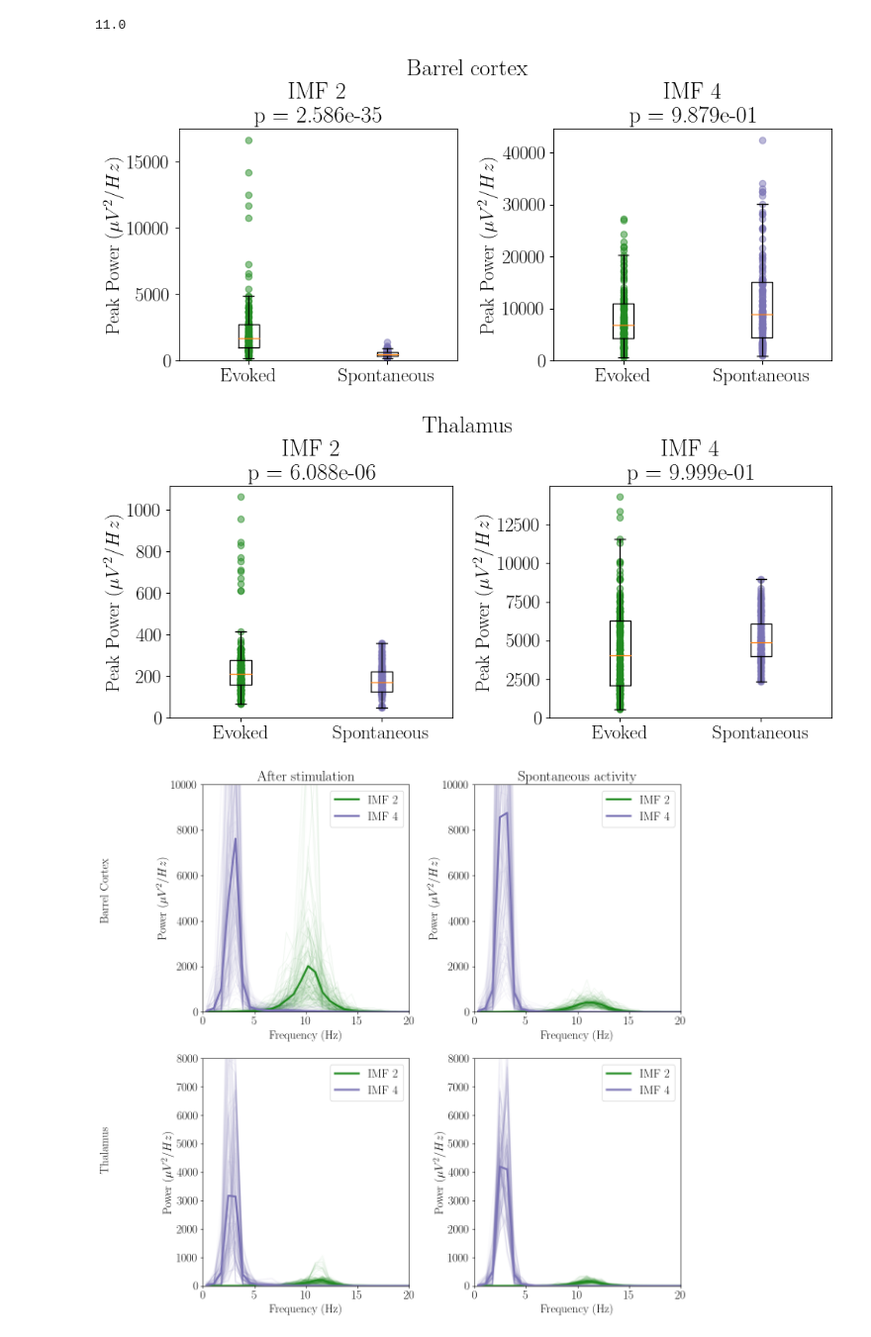
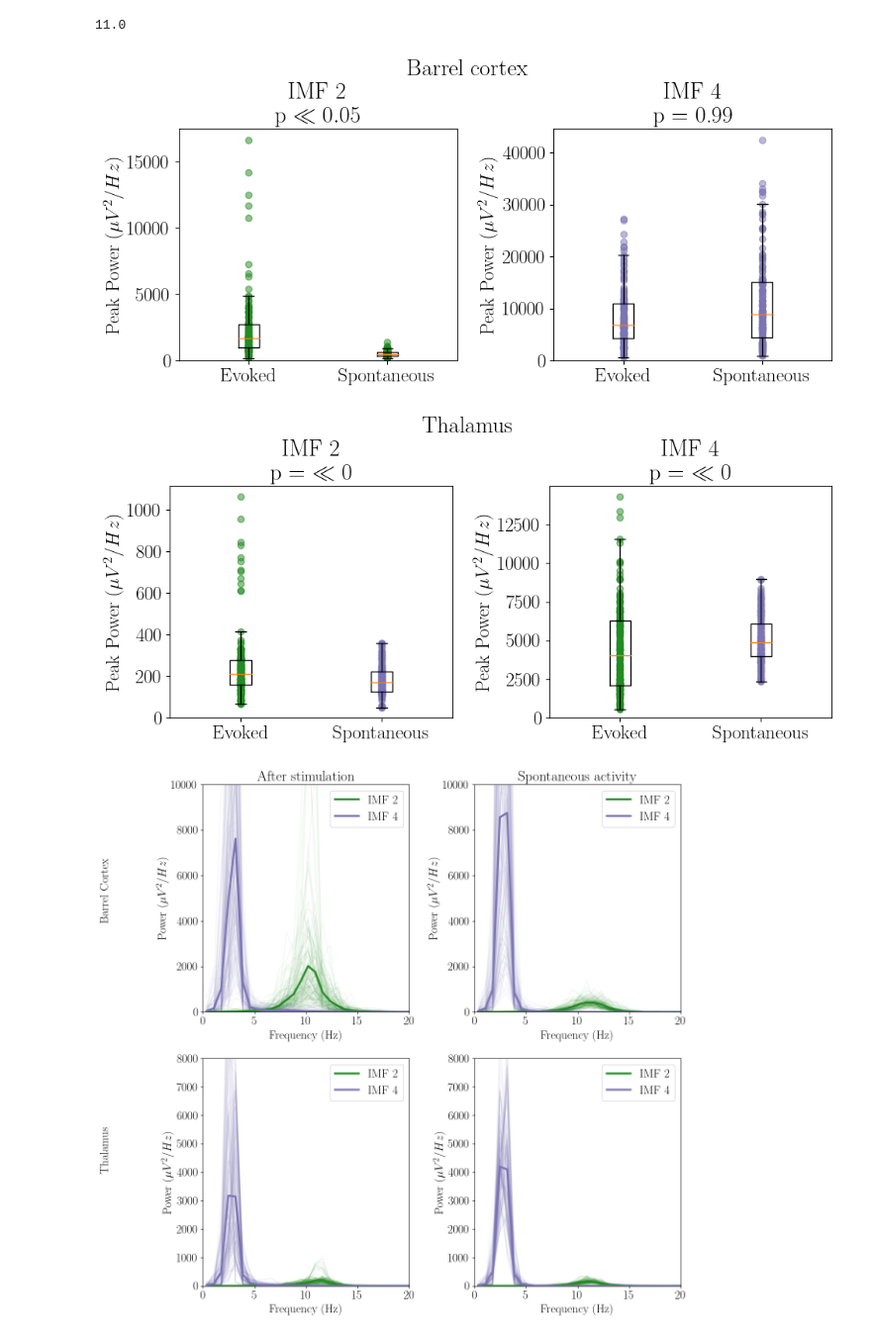
Before and after one commit to benedetta-mariani/Marianietal2026-PlosCompBio, a Jupyter notebook: Figure 2.ipynb, the cells around one changed output. Shown at 99% size. Drawn from its saved outputs; the diff is of its cells as text; code cells hidden in the pictures.

Commit message:
figure 2

```diff
--- a/Figure 2.ipynb
+++ b/Figure 2.ipynb
@@ -239,39 +239,45 @@ from matplotlib import cm
 from scipy.stats import mannwhitneyu
 import warnings
 warnings.filterwarnings("ignore")
 
 # ==== PARAMETERS ====
 imf_indices = [1, 3]   # IMF 2 e IMF 4
 freq_mask = (hht_f >= 0) & (hht_f <= 20)
 
 fig, ax = plt.subplots(1, 2, figsize=(10,5))
 
 for i, imf in enumerate(imf_indices):
 
     # ---- Peak extraction (within 0–20 Hz) ----
     peak_evoked = np.max(final[:, freq_mask, imf], axis=1)
     peak_spont  = np.max(final_r[:, freq_mask, imf], axis=1)
 
     # ---- Statistics ----
     stat, p = mannwhitneyu(peak_evoked, peak_spont,alternative ='greater')
 
     # ---- Boxplot ----
     ax[i].boxplot([peak_evoked, peak_spont],
                   labels=['Evoked','Spontaneous'],
                   showfliers=False)
+    colors = ['forestgreen', cm.get_cmap('Purples')(0.65)]
+    # ---- Scatter overlay (better visualization) ----
+    ax[i].scatter(np.ones_like(peak_evoked), peak_evoked, alpha=0.5,color =colors[i])
+    ax[i].scatter(np.ones_like(peak_spont)*2, peak_spont, alpha=0.5, color= colors[i])
+    if i == 0:
 
-    # ---- Scatter overlay (better visualization) ----
-    ax[i].scatter(np.ones_like(peak_evoked), peak_evoked, alpha=0.5,color ='forestgreen')
-    ax[i].scatter(np.ones_like(peak_spont)*2, peak_spont, alpha=0.5, color=cm.get_cmap('Purples')(0.65))
+        ax[i].set_title(f"IMF {imf+1}\n " + r"p $\ll  0.05$")
+    else:
+        ax[i].set_title(f"IMF {imf+1}\n p = {p:.2f}")
 
-    ax[i].set_title(f"IMF {imf+1}\n p = {p:.3e}")
     ax[i].set_ylabel("Peak Power ($\mu V^2/Hz$)")
     ax[i].set_ylim(bottom=0)
 fig.suptitle('Barrel cortex', y = 0.9)
 plt.tight_layout()
-plt.show()
+#plt.show()
+path_figures = 'C:/Users/Benedetta/Desktop/Criticality in barrel cortex/Thalamus/Paper figures'
+plt.savefig(path_figures + '/' + 'imfs.jpg', dpi = 300, bbox_inches ='tight')
 # %% [output]
-[figure, old version]
+[figure, new version]
 # %%
 import numpy as np
 import matplotlib.pyplot as plt
@@ -304,14 +310,14 @@ for i, imf in enumerate(imf_indices):
     ax[i].scatter(np.ones_like(peak_evoked), peak_evoked, alpha=0.5,color ='forestgreen')
     ax[i].scatter(np.ones_like(peak_spont)*2, peak_spont, alpha=0.5, color=cm.get_cmap('Purples')(0.65))
 
-    ax[i].set_title(f"IMF {imf+1}\n p = {p:.3e}")
+    ax[i].set_title(f"IMF {imf+1}\n " + r"p = $\ll  0$")
     ax[i].set_ylabel("Peak Power ($\mu V^2/Hz$)")
     ax[i].set_ylim(bottom=0)
 fig.suptitle('Thalamus', y = 0.9)
 plt.tight_layout()
 plt.show()
 # %% [output]
-[figure, old version]
+[figure, new version]
 # %%
 import emd
 import warnings
```
Also changed, not shown: parts of 3 cells of this notebook, 3 other files.
